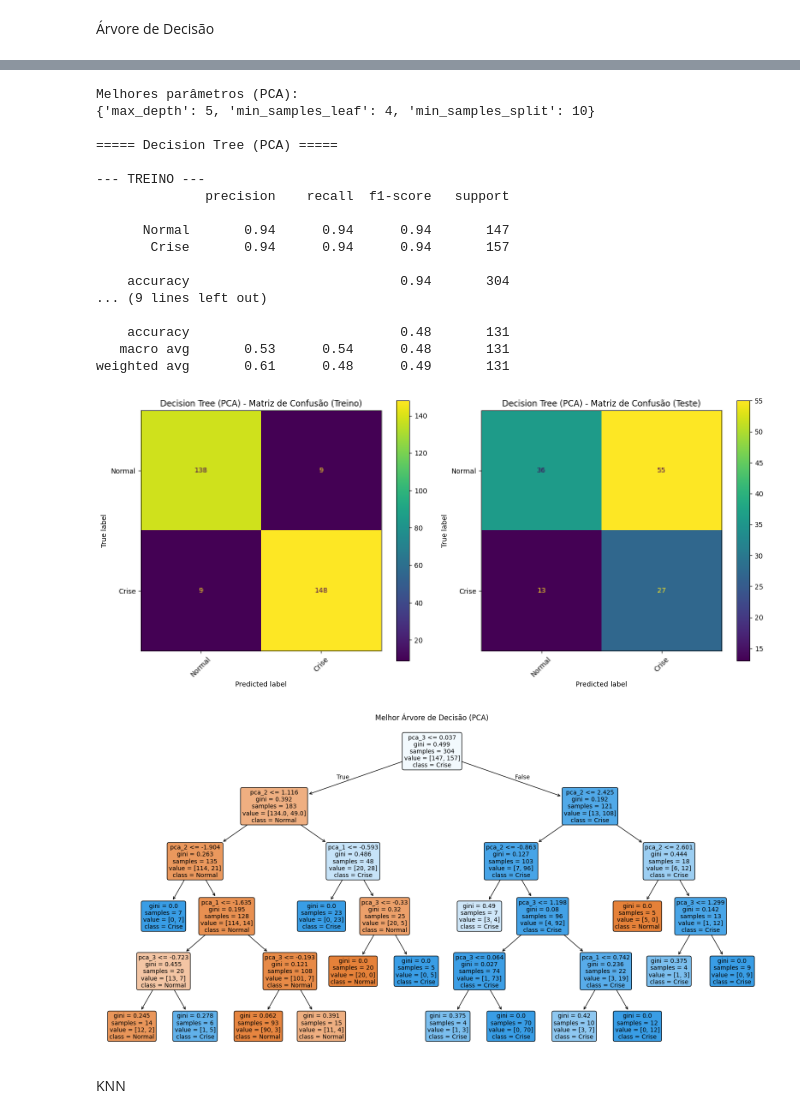
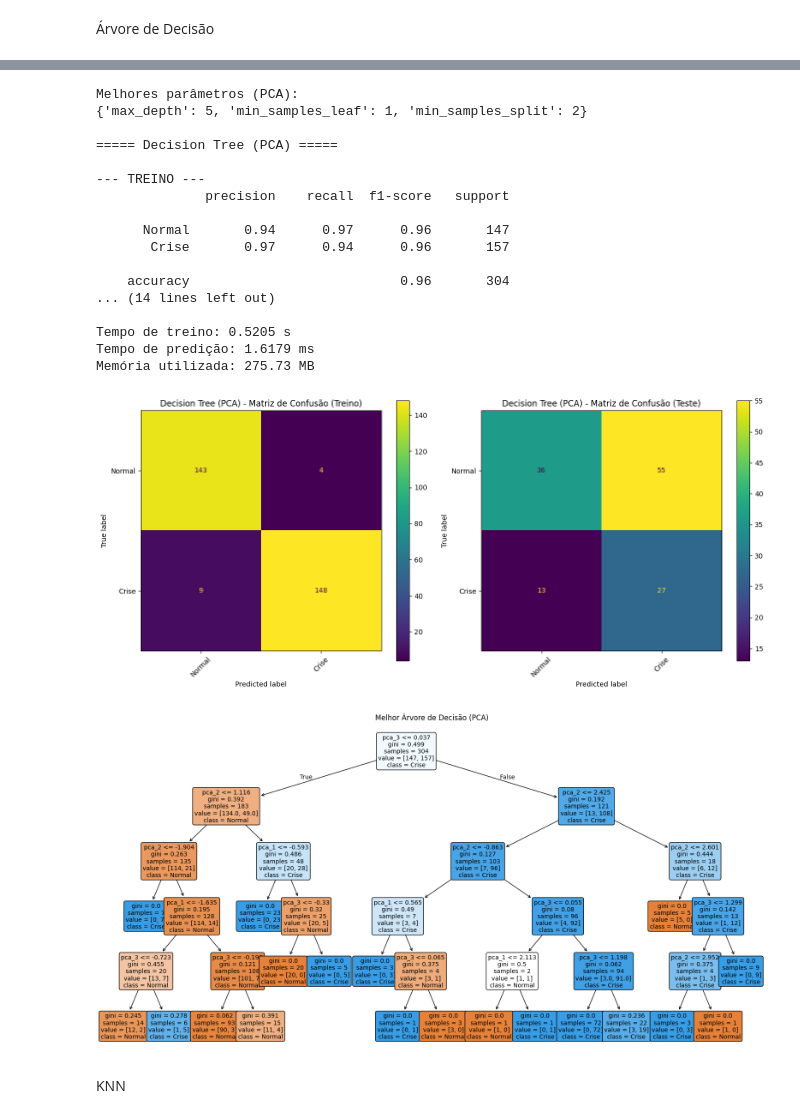
Before and after one commit to tcc-financial-crisis/treinamento-modelos-base-nova, a Jupyter notebook: treinamento.ipynb, the cells around one changed output, grey strips where cells are left out. Cells and saved outputs as stored; diff of their text form; code cells hidden in the pictures.

Commit message:
Added time taken to test and memory

```diff
--- a/treinamento.ipynb
+++ b/treinamento.ipynb
@@ -6,6 +6,11 @@ import matplotlib.pyplot as plt
 from sklearn.preprocessing import StandardScaler
 from sklearn.decomposition import PCA
 from IPython.display import display
+from sklearn.model_selection import TimeSeriesSplit
+import time
+import psutil
+import os
+tscv = TimeSeriesSplit(n_splits=5)
 
 pd.set_option('display.max_rows', None)
 pd.set_option('display.max_columns', None)
@@ -174,17 +271,31 @@ param_grid = {
 # ===== MODELO BASE =====
 tree = DecisionTreeClassifier(random_state=42)
 
-# ===== TREINAR SEM PCA =====
+# TREINAR SEM PCA
 grid_no_pca = GridSearchCV(
     tree,
     param_grid,
-    cv=5,
+    cv=tscv,
     scoring="f1_macro",
     n_jobs=-1
 )
+
+inicio_treino = time.time()
+
 grid_no_pca.fit(X_train_no_pca, y_train_no_pca)
 
+tempo_treino = time.time() - inicio_treino
+
 best_tree_no_pca = grid_no_pca.best_estimator_
+
+processo = psutil.Process(os.getpid())
+memoria_mb = processo.memory_info().rss / 1024 / 1024
+
+inicio_predicao = time.time()
+
+best_tree_no_pca.predict(X_test_no_pca)
+
+tempo_predicao = time.time() - inicio_predicao
 
 print("Melhores parâmetros (sem PCA):")
 print(grid_no_pca.best_params_)
@@ -195,7 +306,10 @@ avaliar_modelo(
     X_test_no_pca,
     y_train_no_pca,
     y_test_no_pca,
-    nome_modelo="Decision Tree (sem PCA)"
+    nome_modelo="Decision Tree (sem PCA)",
+    tempo_treino=tempo_treino,
+    tempo_predicao=tempo_predicao,
+    memoria_mb=memoria_mb
 )
 
 plt.figure(figsize=(20, 10))
@@ -210,17 +324,31 @@ plot_tree(
 plt.title("Melhor Árvore de Decisão (sem PCA)")
 plt.show()
 
-# ===== TREINAR COM PCA =====
+# TREINAR COM PCA
 grid_pca = GridSearchCV(
     tree,
     param_grid,
-    cv=5,
+    cv=tscv,
     scoring="f1_macro",
     n_jobs=-1
 )
+
+inicio_treino = time.time()
+
 grid_pca.fit(X_train_pca, y_train_pca)
 
+tempo_treino = time.time() - inicio_treino
+
 best_tree_pca = grid_pca.best_estimator_
+
+processo = psutil.Process(os.getpid())
+memoria_mb = processo.memory_info().rss / 1024 / 1024
+
+inicio_predicao = time.time()
+
+best_tree_pca.predict(X_test_pca)
+
+tempo_predicao = time.time() - inicio_predicao
 
 print("Melhores parâmetros (PCA):")
 print(grid_pca.best_params_)
@@ -231,7 +359,10 @@ avaliar_modelo(
     X_test_pca,
     y_train_pca,
     y_test_pca,
-    nome_modelo="Decision Tree (PCA)"
+    nome_modelo="Decision Tree (PCA)",
+    tempo_treino=tempo_treino,
+    tempo_predicao=tempo_predicao,
+    memoria_mb=memoria_mb
 )
 
 plt.figure(figsize=(20, 10))
@@ -266,24 +397,24 @@ weighted avg       0.47      0.64      0.54       131
 [figure]
 [figure]
 Melhores parâmetros (PCA):
-{'max_depth': 5, 'min_samples_leaf': 4, 'min_samples_split': 10}
+{'max_depth': 5, 'min_samples_leaf': 1, 'min_samples_split': 2}
 
 ===== Decision Tree (PCA) =====
 
 --- TREINO ---
               precision    recall  f1-score   support
 
-      Normal       0.94      0.94      0.94       147
-       Crise       0.94      0.94      0.94       157
+      Normal       0.94      0.97      0.96       147
+       Crise       0.97      0.94      0.96       157
 
-    accuracy                           0.94       304
-... (9 lines left out)
+    accuracy                           0.96       304
+... (14 lines left out)
 
-    accuracy                           0.48       131
-   macro avg       0.53      0.54      0.48       131
-weighted avg       0.61      0.48      0.49       131
+Tempo de treino: 0.5205 s
+Tempo de predição: 1.6179 ms
+Memória utilizada: 275.73 MB
-[figure, old version]
+[figure, new version]
-[figure, old version]
+[figure, new version]
 # %% [markdown]
 KNN
 # %%
```
Also changed, not shown: parts of 10 cells of this notebook, 1 other file.
